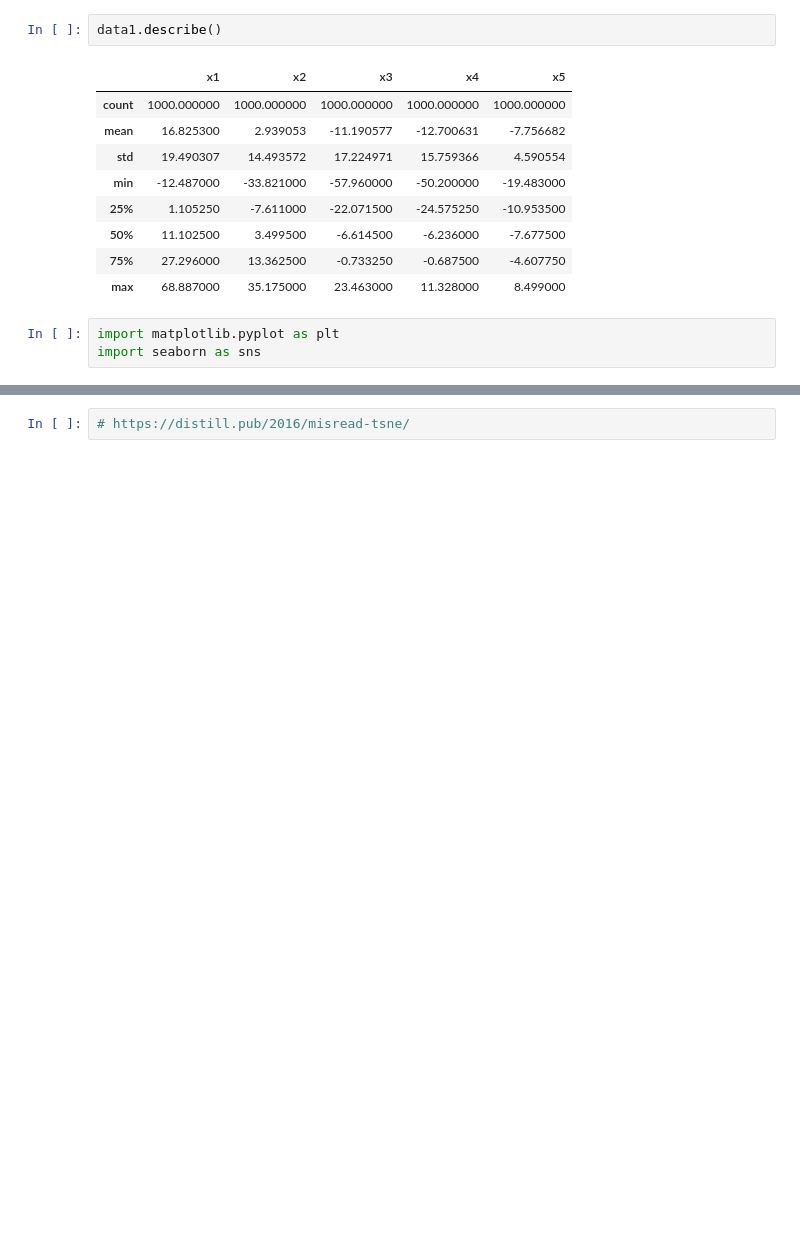
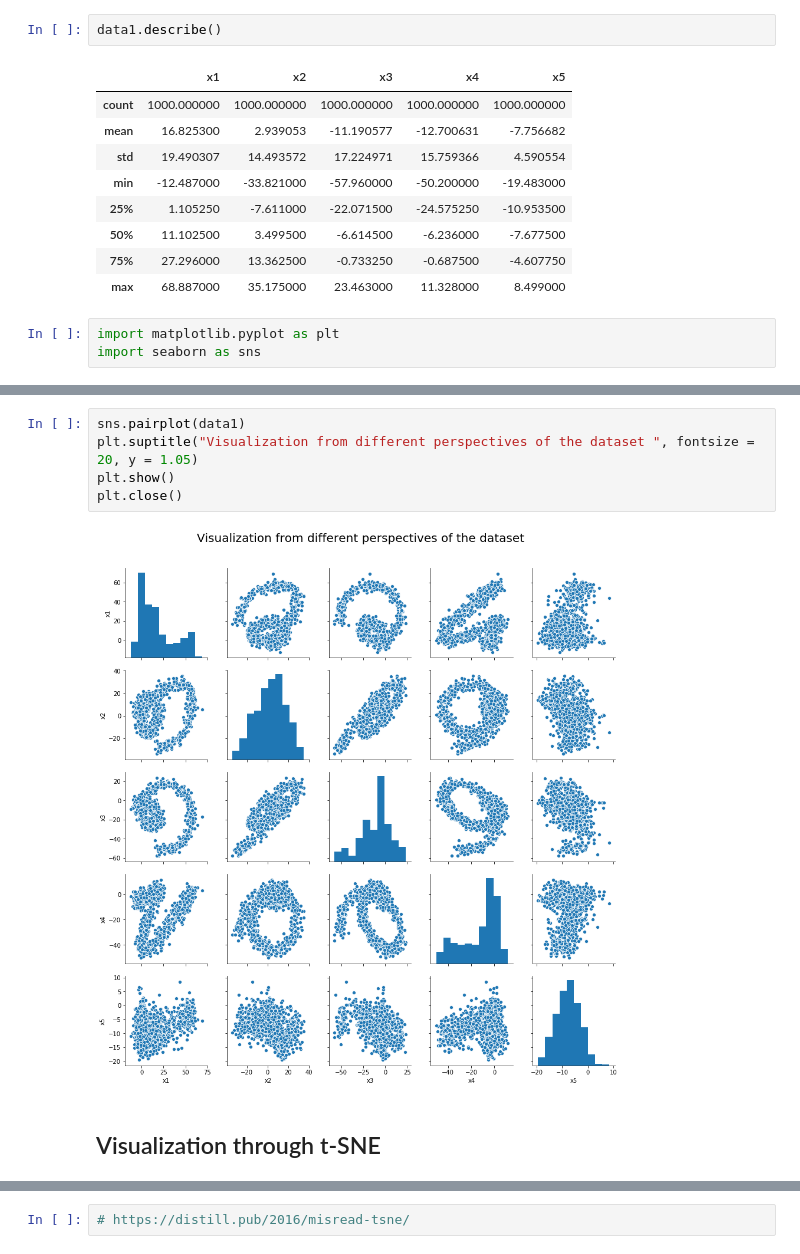
Before and after one commit to nicoladainese96/Data-visualization, a Jupyter notebook: data_visualization.ipynb, the cells around one changed output, grey strips where cells are left out. Saved outputs shown, nothing was run; the diff lists cells and outputs as text; blank space fills up the shorter version.

Commit message:
3D plotting works

```diff
--- a/data_visualization.ipynb
+++ b/data_visualization.ipynb
@@ -120,0 +49,9 @@ plt.show()
+# %%
+sns.pairplot(data1)
+plt.suptitle("Visualization from different perspectives of the dataset ", fontsize = 20, y = 1.05)
+plt.show()
+plt.close()
+# %% [output]
+[figure, added]
+# %% [markdown]
+## Visualization through t-SNE
```
Also changed, not shown: parts of 17 cells of this notebook.
